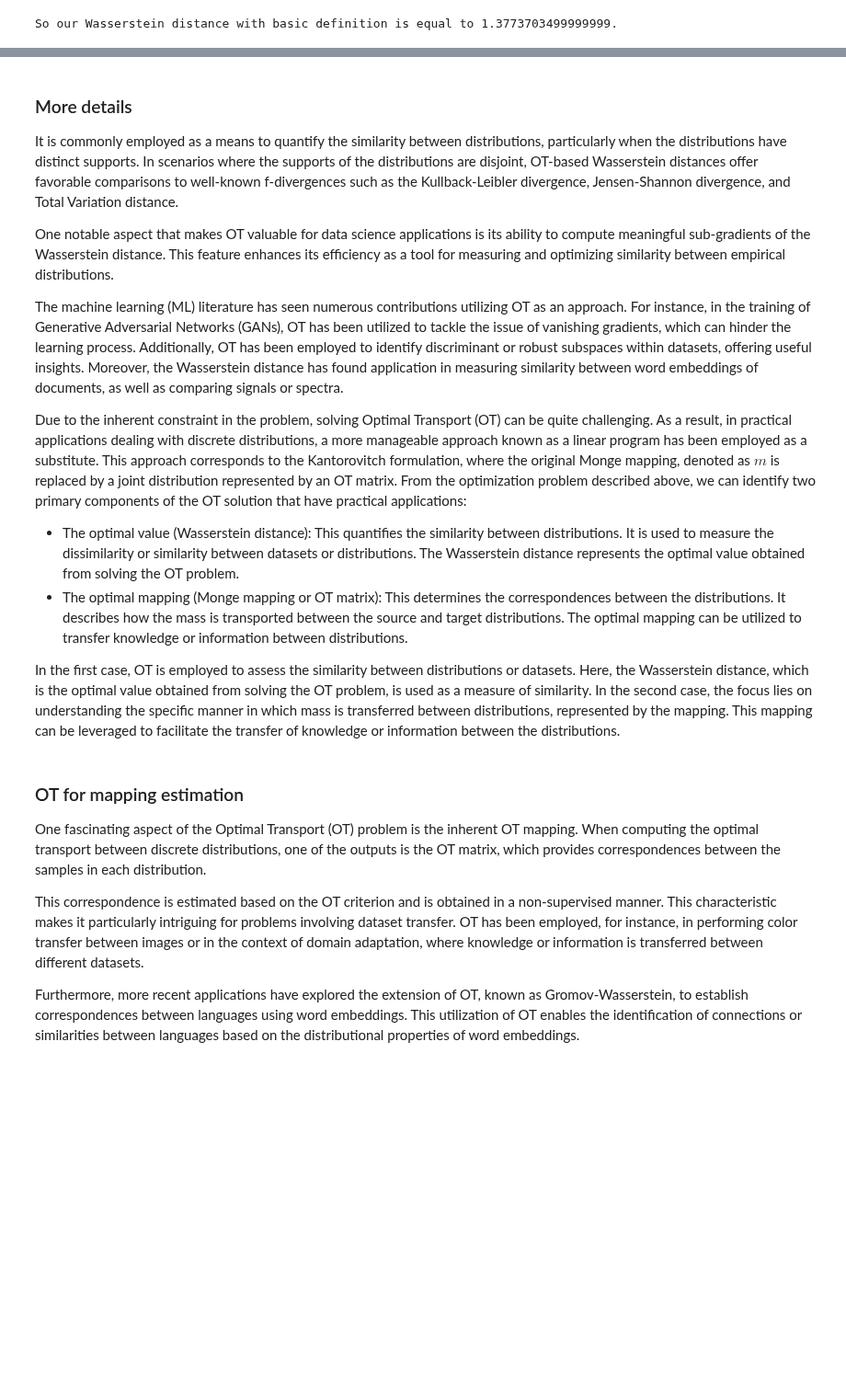
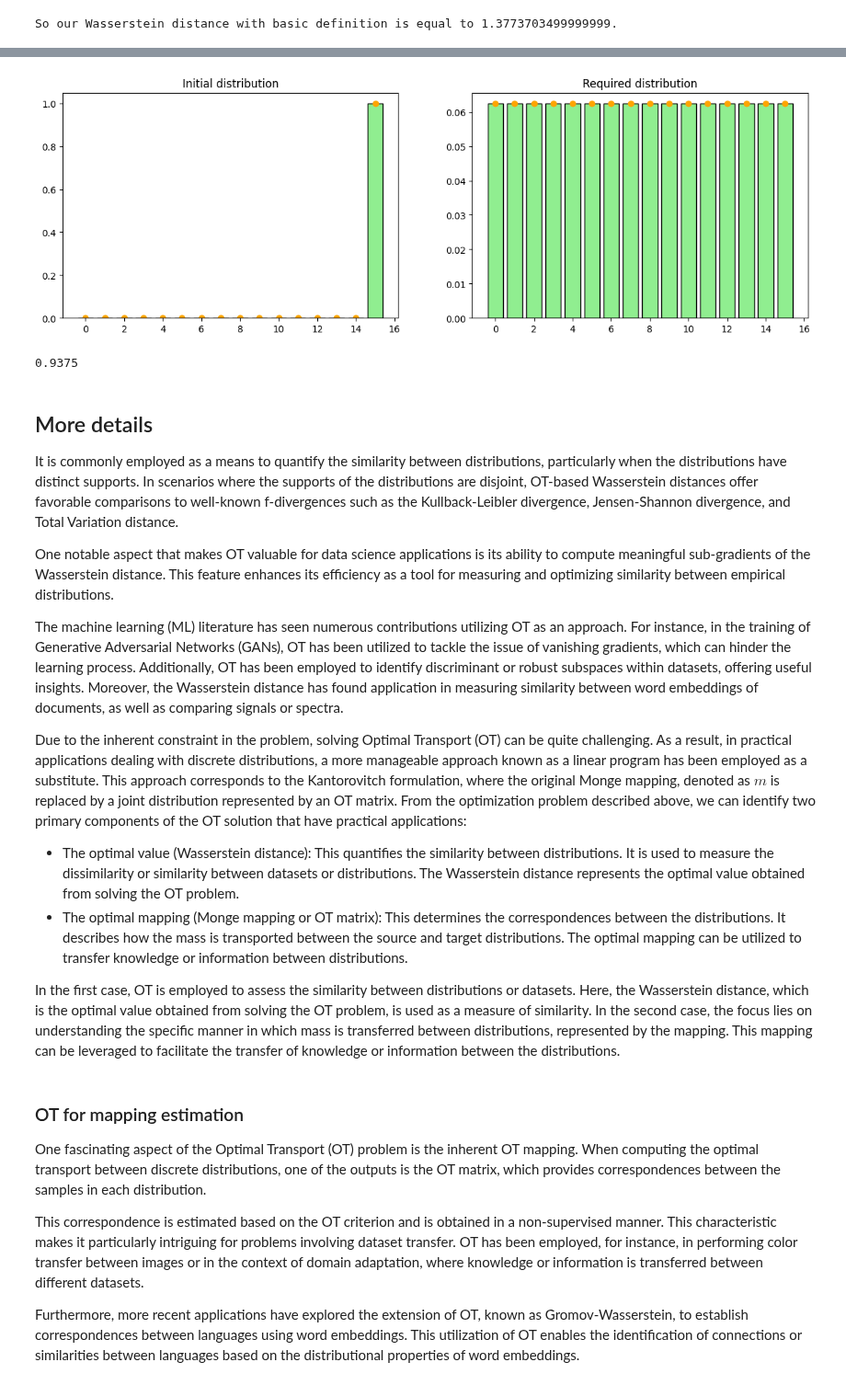
Before and after one commit to Trusted-AI/AIF360, a Jupyter notebook: examples/demo_ot_detector.ipynb, the cells around one changed output, grey strips where cells are left out. Shown at 92% size. Saved outputs shown, nothing was run; the diff lists cells and outputs as text; code cells hidden in the pictures; blank space fills up the shorter version.

```diff
--- a/examples/demo_ot_detector.ipynb
+++ b/examples/demo_ot_detector.ipynb
@@ -91,5 +189,51 @@ If the bias had been 0.3, there could be a mismatch of 30%.
+# %%
+import numpy as np
+
+# Initial distribution
+a = np.array([0., 0., 0., 0.,
+              0., 0., 0., 0.,
+              0., 0., 0., 0.,
+              0., 0., 0., 1.])
+# Required distribution
+b = np.array([0.0625, 0.0625, 0.0625, 0.0625,
+              0.0625, 0.0625, 0.0625, 0.0625,
+              0.0625, 0.0625, 0.0625, 0.0625,
+              0.0625, 0.0625, 0.0625, 0.0625])
+# %%
+import matplotlib.pyplot as plt
+
+# Drawing both of them
+figure, axis = plt.subplots(1, 2)
+figure.set_figheight(4)
+figure.set_figwidth(12)
+figure.tight_layout(w_pad = 5)
+
+def draw(y, id):
+    x = np.array(range(0, np.size(y)))
+    axis[id].bar(x, y, color="lightgreen", ec='black')
+    axis[id].scatter(x, y, color="orange")
+
+axis[0].title.set_text("Initial distribution")
+axis[1].title.set_text("Required distribution")
+draw(a, 0)
+draw(b, 1)
+
+plt.show()
+# %% [output]
+[figure, added]
+# %%
+from aif360.detectors.ot_detector import ot_bias_scan
+import pandas as pd
+
+_a = pd.Series(a)
+_b = pd.Series(b)
+c = ot_bias_scan(_a, _b)
+
+print(c)
+# %% [output]
+0.9375
 # %% [markdown]
-### More details
+## More details
 
 It is commonly employed as a means to quantify the similarity between distributions, particularly when the distributions have distinct supports. In scenarios where the supports of the distributions are disjoint, OT-based Wasserstein distances offer favorable comparisons to well-known f-divergences such as the Kullback-Leibler divergence, Jensen-Shannon divergence, and Total Variation distance.
 
```
Also changed, not shown: parts of 20 cells of this notebook.
